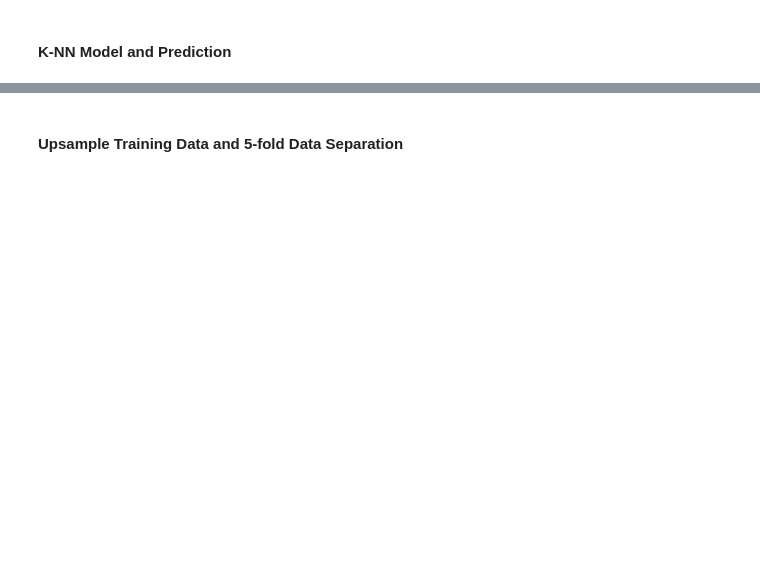
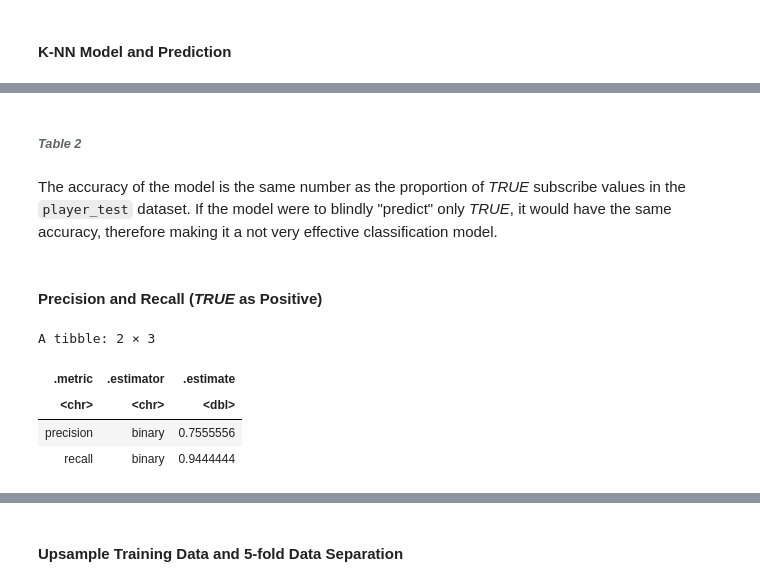
Before and after one commit to PraiseBeTheSun/DSCI-100-GROUP-PROJECT, a Jupyter notebook: DSCI Group 11 project.ipynb, the cells around one changed output, grey strips where cells are left out. Saved outputs shown, nothing was run; the diff lists cells and outputs as text; code cells hidden in the pictures; blank space fills up the shorter version.

```diff
--- a/DSCI Group 11 project.ipynb
+++ b/DSCI Group 11 project.ipynb
@@ -360,0 +392,19 @@ A tibble: 3 × 3
+# %% [markdown]
+###### *Table 2*
+# %% [markdown]
+The accuracy of the model is the same number as the proportion of *TRUE* subscribe values in the `player_test` dataset. If the model were to blindly "predict" only *TRUE*, it would have the same accuracy, therefore making it a not very effective classification model.
+# %% [markdown]
+#### Precision and Recall (*TRUE* as Positive)
+# %%
+prediction_precision_t <- player_predict |> # TRUE is the second event level
+                        precision(truth = subscribe, estimate = .pred_class, event_level = "second")
+
+prediction_recall_t <- player_predict |>
+                        recall(truth = subscribe, estimate = .pred_class, event_level = "second")
+bind_rows(prediction_precision_t, prediction_recall_t)
+# %% [output]
+A tibble: 2 × 3
+| .metric | .estimator | .estimate |
+| <chr> | <chr> | <dbl> |
+| precision | binary | 0.7555556 |
+| recall | binary | 0.9444444 |
```
Also changed, not shown: parts of 27 cells of this notebook.
